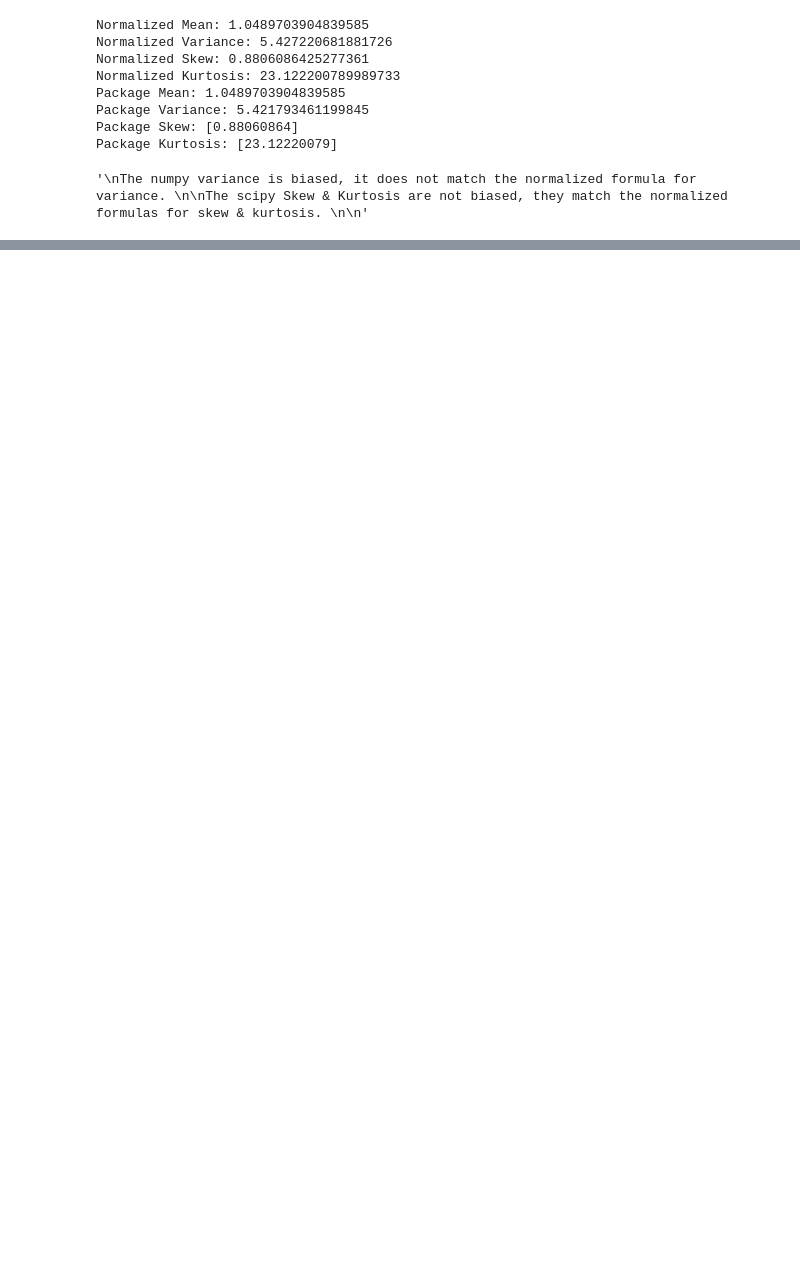
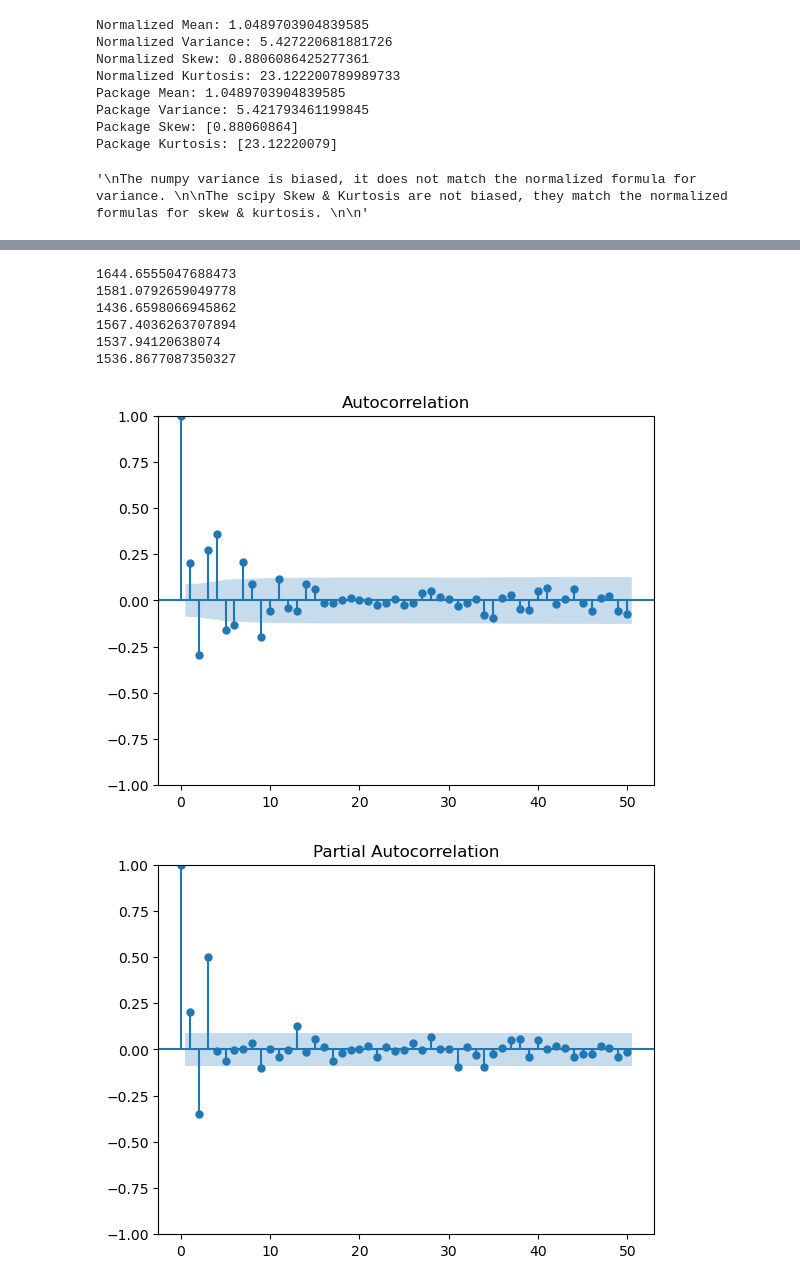
Before and after one commit to snehapat365/fintech545, a Jupyter notebook: homework1.ipynb, the cells around one changed output, grey strips where cells are left out. Cells and saved outputs as stored; diff of their text form; code cells hidden in the pictures; blank space fills up the shorter version.

```diff
--- a/homework1.ipynb
+++ b/homework1.ipynb
@@ -100,0 +225,43 @@ MLE std err: 1.0037545075840428
+# %%
+from statsmodels.tsa.arima.model import ARIMA
+
+# 3.
+df = pd.read_csv('problem3.csv')
+# vector a
+x = df.x
+
+# ACF/ PCF Graphs
+
+from statsmodels.graphics.tsaplots import plot_acf
+plot_acf(x, lags=50);
+
+from statsmodels.graphics.tsaplots import plot_pacf
+plot_pacf(x, lags=50);
+
+mod_ar1 = ARIMA(x, order=(1, 0, 0))
+res_ar1 = mod_ar1.fit()
+print(res_ar1.aic)
+mod_ar2= ARIMA(x, order=(2, 0, 0))
+res_ar2 = mod_ar2.fit()
+print(res_ar2.aic)
+mod_ar3= ARIMA(x, order=(3, 0, 0))
+res_ar3 = mod_ar3.fit()
+print(res_ar3.aic)
+mod_ma1 = ARIMA(x, order=(0, 0, 1))
+res_ma1 = mod_ma1.fit()
+print(res_ma1.aic)
+mod_ma2 = ARIMA(x, order=(0, 0, 2))
+res_ma2 = mod_ma2.fit()
+print(res_ma2.aic)
+mod_ma3 = ARIMA(x, order=(0, 0, 3))
+res_ma3 = mod_ma3.fit()
+print(res_ma3.aic)
+# %% [output]
+1644.6555047688473
+1581.0792659049778
+1436.6598066945862
+1567.4036263707894
+1537.94120638074
+1536.8677087350327
+[figure, added]
+[figure, added]
```
Also changed, not shown: parts of 3 cells of this notebook.
